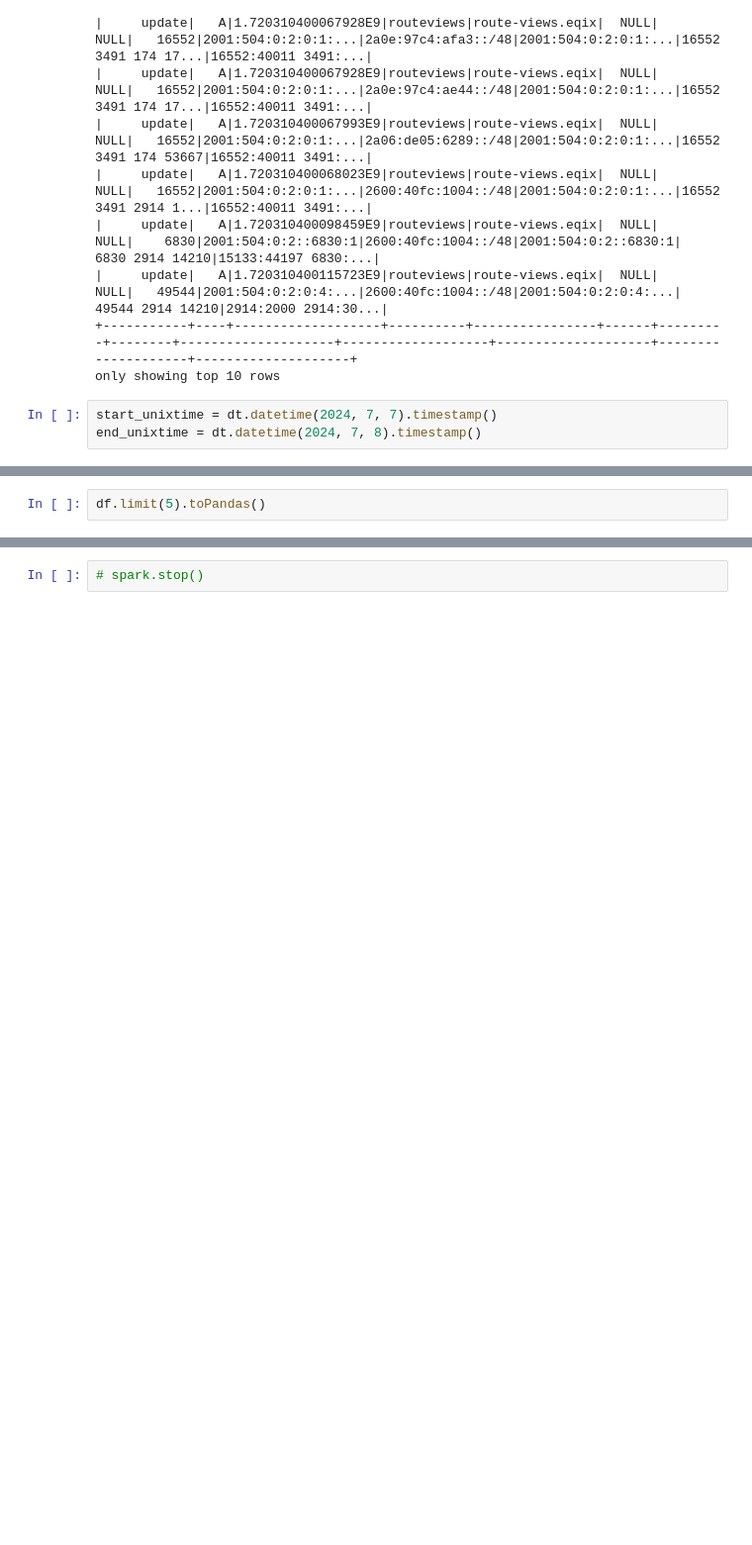
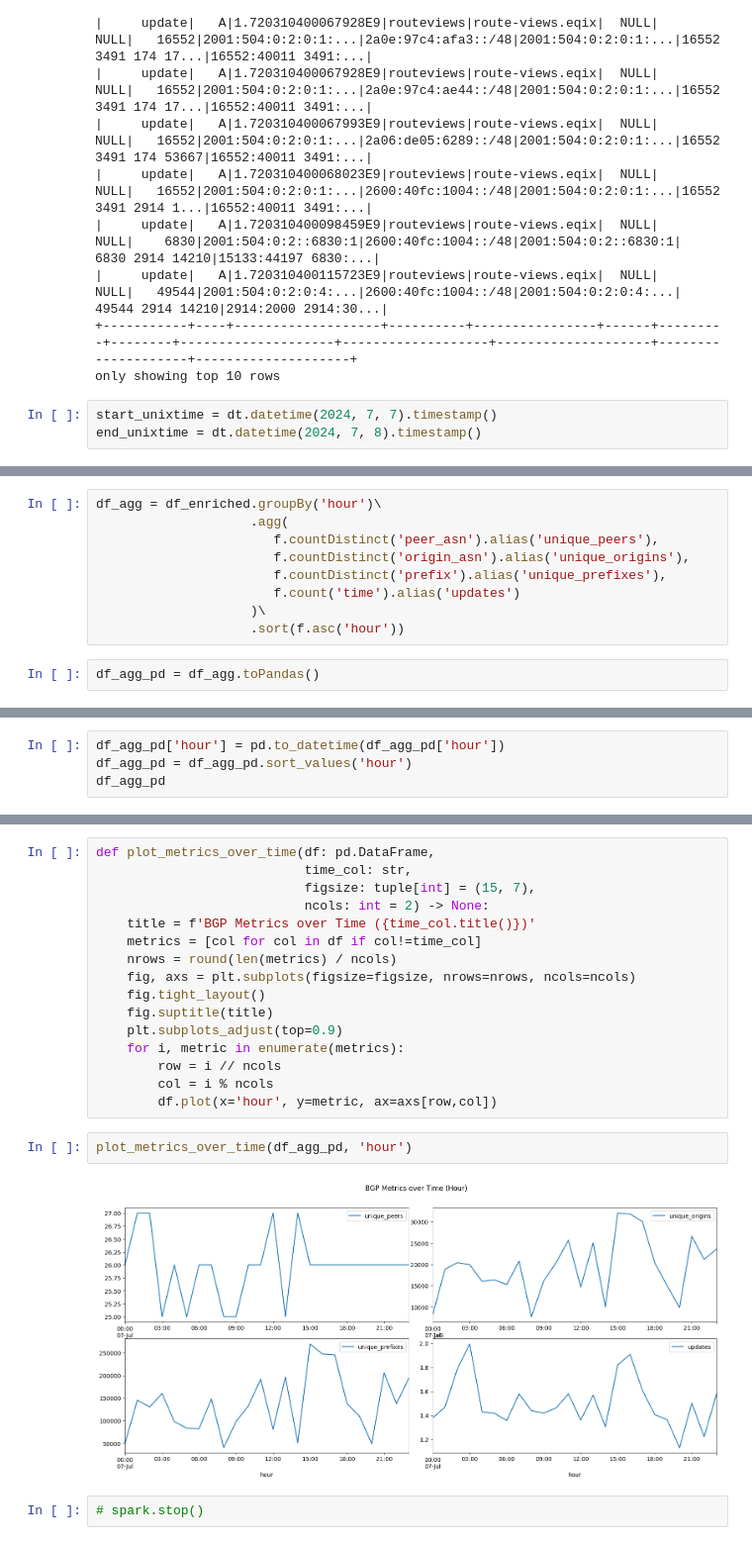
Before and after one commit to egeatmaca/bgp-analytics-engine, a Jupyter notebook: notebooks/pipelines.ipynb, the cells around one changed output, grey strips where cells are left out. Shown: that part at 99% size. Saved outputs shown, nothing was run; the diff lists cells and outputs as text; blank space fills up the shorter version.

```diff
--- a/notebooks/pipelines.ipynb
+++ b/notebooks/pipelines.ipynb
@@ -92,2 +92,11 @@ df = df.filter((df.time >= start_unixtime) & (df.time < end_unixtime)) \
+# %%
+df_agg = df_enriched.groupBy('hour')\
+                    .agg(
+                       f.countDistinct('peer_asn').alias('unique_peers'),
+                       f.countDistinct('origin_asn').alias('unique_origins'),
+                       f.countDistinct('prefix').alias('unique_prefixes'),
+                       f.count('time').alias('updates')
+                    )\
+                    .sort(f.asc('hour'))
 # %%
-df.limit(5).toPandas()
+df_agg_pd = df_agg.toPandas()
@@ -109,0 +103,4 @@ df.show()
+# %%
+df_agg_pd['hour'] = pd.to_datetime(df_agg_pd['hour'])
+df_agg_pd = df_agg_pd.sort_values('hour')
+df_agg_pd
@@ -110,2 +125,22 @@ df.show()
+# %%
+def plot_metrics_over_time(df: pd.DataFrame,
+                           time_col: str,
+                           figsize: tuple[int] = (15, 7),
+                           ncols: int = 2) -> None:
+    title = f'BGP Metrics over Time ({time_col.title()})'
+    metrics = [col for col in df if col!=time_col]
+    nrows = round(len(metrics) / ncols)
+    fig, axs = plt.subplots(figsize=figsize, nrows=nrows, ncols=ncols)
+    fig.tight_layout()
+    fig.suptitle(title)
+    plt.subplots_adjust(top=0.9)
+    for i, metric in enumerate(metrics):
+        row = i // ncols
+        col = i % ncols
+        df.plot(x='hour', y=metric, ax=axs[row,col])
+# %%
+plot_metrics_over_time(df_agg_pd, 'hour')
+# %% [output]
+[figure, added]
 # %%
 # spark.stop()
```
Also changed, not shown: parts of 7 cells of this notebook, 3 other files.
